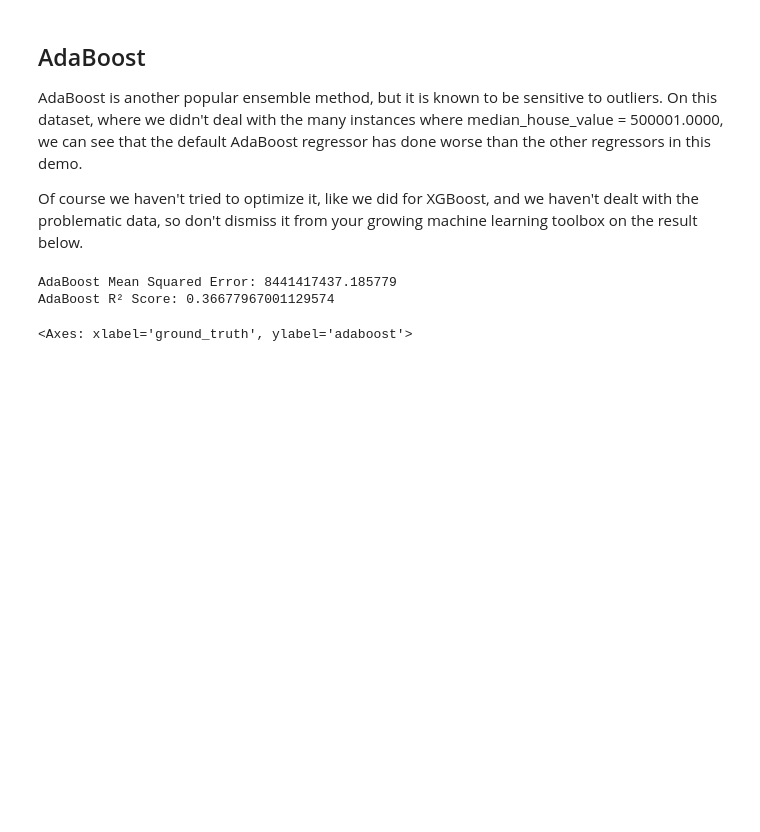
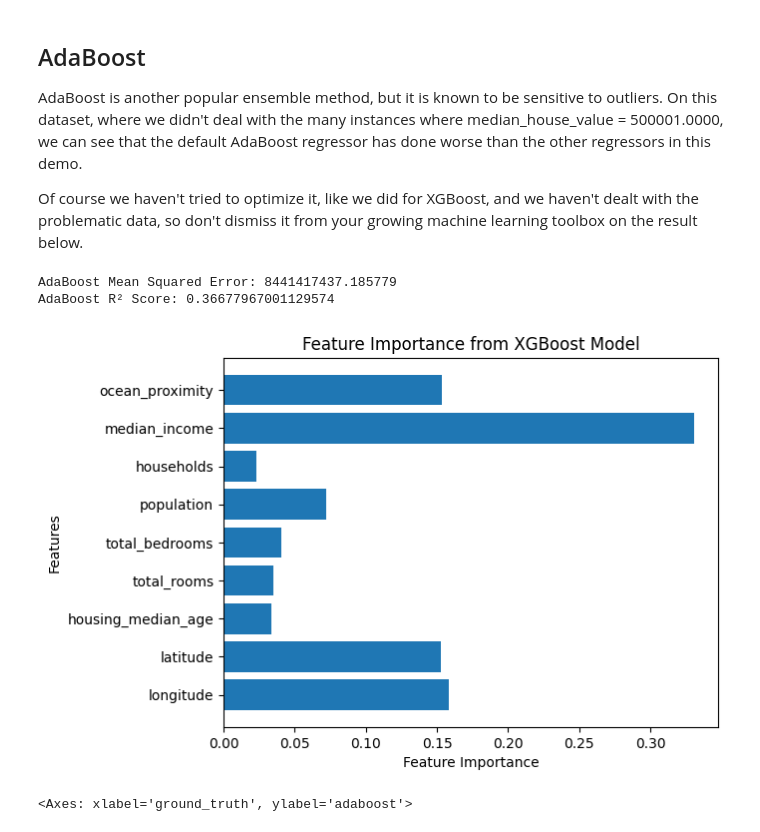
Before and after one commit to JohnMcKechnieGC/ensemble-methods, a Jupyter notebook: housing_prices.ipynb, the cells around one changed output. Cells and saved outputs as stored; diff of their text form; code cells hidden in the pictures; blank space fills up the shorter version.

```diff
--- a/housing_prices.ipynb
+++ b/housing_prices.ipynb
@@ -402,6 +421,15 @@ print("AdaBoost R² Score:", r2_ada)
 # %% [output]
 AdaBoost Mean Squared Error: 8441417437.185779
 AdaBoost R² Score: 0.36677967001129574
+# %%
+plt.figure()
+plt.barh(ada_reg.feature_names_in_, ada_reg.feature_importances_)
+plt.xlabel('Feature Importance')
+plt.ylabel('Features')
+plt.title('Feature Importance from XGBoost Model')
+plt.show()
+# %% [output]
+[figure, added]
 # %%
 predictions['adaboost'] = y_pred_ada
 # %%
```
Also changed, not shown: parts of 3 cells of this notebook.
